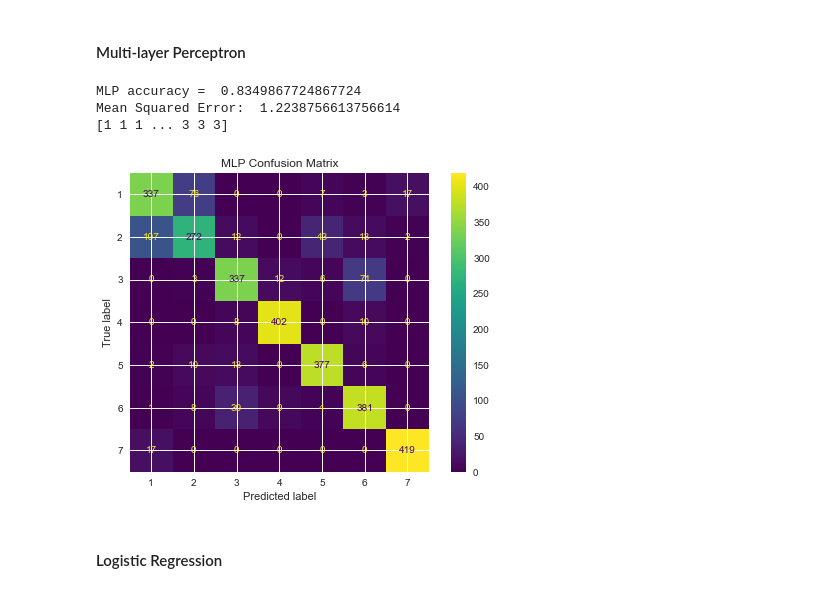
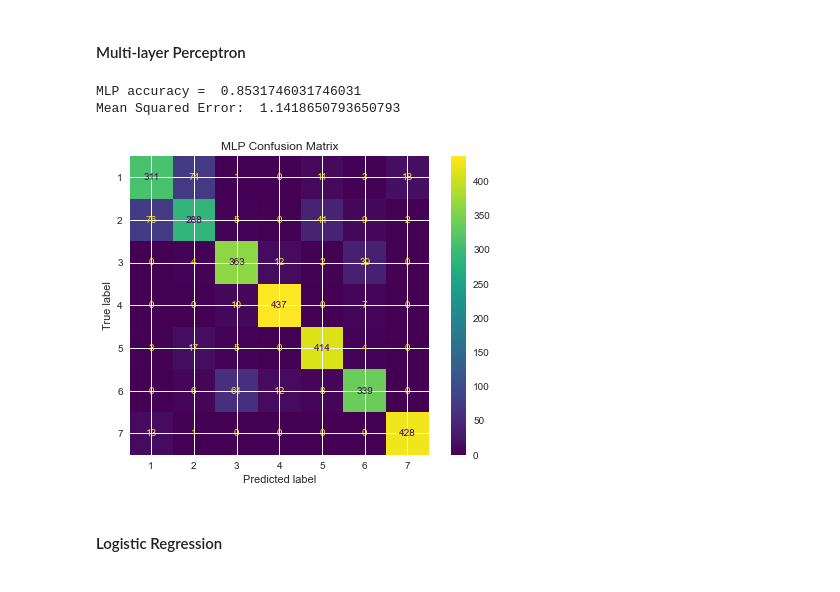
Before and after one commit to justinetaylor/mids-w207-final-project, a Jupyter notebook: clear_cut_solution.ipynb, the cells around one changed output. Cells and saved outputs as stored; diff of their text form; code cells hidden in the pictures.

```diff
--- a/clear_cut_solution.ipynb
+++ b/clear_cut_solution.ipynb
@@ -350,4 +118,4 @@ def st_fe1(df):
     return df
 # %%
-train_df = st_fe1(train_df)
-test_df = st_fe1(test_df)
+# train_df = st_fe1(train_df)
+# test_df = st_fe1(test_df)
@@ -354,3 +199,6 @@ test_df = st_fe1(test_df)
+# %%
+train_df = st_fe2(train_df)
+test_df = st_fe2(test_df)
 # %% [markdown]
 #### Transform Aspect
 
@@ -385,15 +233,11 @@ Now we'll log transform the features related to the distances.
 # %%
 def log_poly_fe(df):
      # Complie a list of features to perform log transformation
-    fe4_cols = ['Horizontal_Distance_To_Hydrology', 'Vertical_Distance_To_Hydrology',
+    fe4_cols = ['Horizontal_Distance_To_Hydrology',
            'Horizontal_Distance_To_Roadways','Horizontal_Distance_To_Fire_Points']
 
-    # Check the minimum value
-    min_vertical_distance = df['Vertical_Distance_To_Hydrology'].min()
-    print("Vertical_Distance_To_Hydrology Minimum: ", min_vertical_distance)
-
     # Add minimum plus 1 to ensure no negative or 0 in the values
-    df[fe4_cols] = df[fe4_cols] + abs(np.min(df['Vertical_Distance_To_Hydrology']))+1
+    df[fe4_cols] = df[fe4_cols] +1
 
     # Log transform
     df[fe4_cols] = np.log(df[fe4_cols])
@@ -418,8 +259,8 @@ test_df.drop(columns=["Id"],inplace=True)
 
 Hillshade_9am has a strong correlation with Hillshade_3pm and Aspect. Dropping it to avoid colinearity.
 # %%
-train_df.drop(columns=["Hillshade_9am"],inplace=True)
-test_df.drop(columns=["Hillshade_9am"],inplace=True)
+train_df.drop(columns=["Hillshade_9am","Vertical_Distance_To_Hydrology"],inplace=True)
+test_df.drop(columns=["Hillshade_9am","Vertical_Distance_To_Hydrology"],inplace=True)
 # %%
 #check shape of train and test df
 print(train_df.shape)
@@ -635,39 +457,35 @@ Mean Squared Error:  1.908399470899471
 # %%
 # Try Multi-Layer Perceptron - before any data cleaning
 def MLP():
     #    model = MLPClassifier(solver='adam', alpha=1e-6, hidden_layer_sizes=(100, ), random_state=0) .8257
     #    model = MLPClassifier(solver='adam', alpha=1e-3, hidden_layer_sizes=(100, ), random_state=0)  .82969
     #    model = MLPClassifier(solver='adam', alpha=1e-3, hidden_layer_sizes=(200, ), random_state=0) .837
     #    model = MLPClassifier(solver='adam', alpha=1e-3, hidden_layer_sizes=(100, ), random_state=0, activation='tanh') .83068
 
     # Default activation is 'relu', random state lets us get the same result every time (so we can tune other parameters)
     # max_iter is 200 by default, but more helps. alpha is the regularization parameter. solver is 'adam' by default
-    model = MLPClassifier(alpha=1e-3, hidden_layer_sizes=(200,), random_state=0, max_iter=300)
+    model = MLPClassifier(alpha=1e-3, hidden_layer_sizes=(300,), random_state=0, max_iter=500)
     model.fit(train_data, train_labels)
     predictions = model.predict(dev_data)
     score = model.score(dev_data, dev_labels)
     probabilities = model.predict_proba(dev_data)
     plot_confusion_matrix(model, dev_data, dev_labels, values_format = "d")
     plt.title("MLP Confusion Matrix")
     plt.plot()
     print("MLP accuracy = ",score)
     mse_nn = mean_squared_error(dev_labels, predictions)
     print("Mean Squared Error: ", mse_nn)
     y_pred = model.predict(test_data)
-    print(y_pred)
-    result = pd.DataFrame.from_dict(dict(zip(test_df_ID.to_list(),y_pred)), orient='index')
-    result.to_csv("submission1.csv")
 
-    return score, probabilities
+    return score, probabilities, y_pred
 
 mlp_results = {}
-score, probabilities = MLP()
+score, probabilities, y_pred = MLP()
 mlp_results[score] = probabilities
 # %% [output]
-MLP accuracy =  0.8349867724867724
-Mean Squared Error:  1.2238756613756614
-[1 1 1 ... 3 3 3]
+MLP accuracy =  0.8531746031746031
+Mean Squared Error:  1.1418650793650793
-[figure, old version]
+[figure, new version]
 # %% [markdown]
 #### Logistic Regression
 # %%
```
Also changed, not shown: parts of 57 cells of this notebook.
